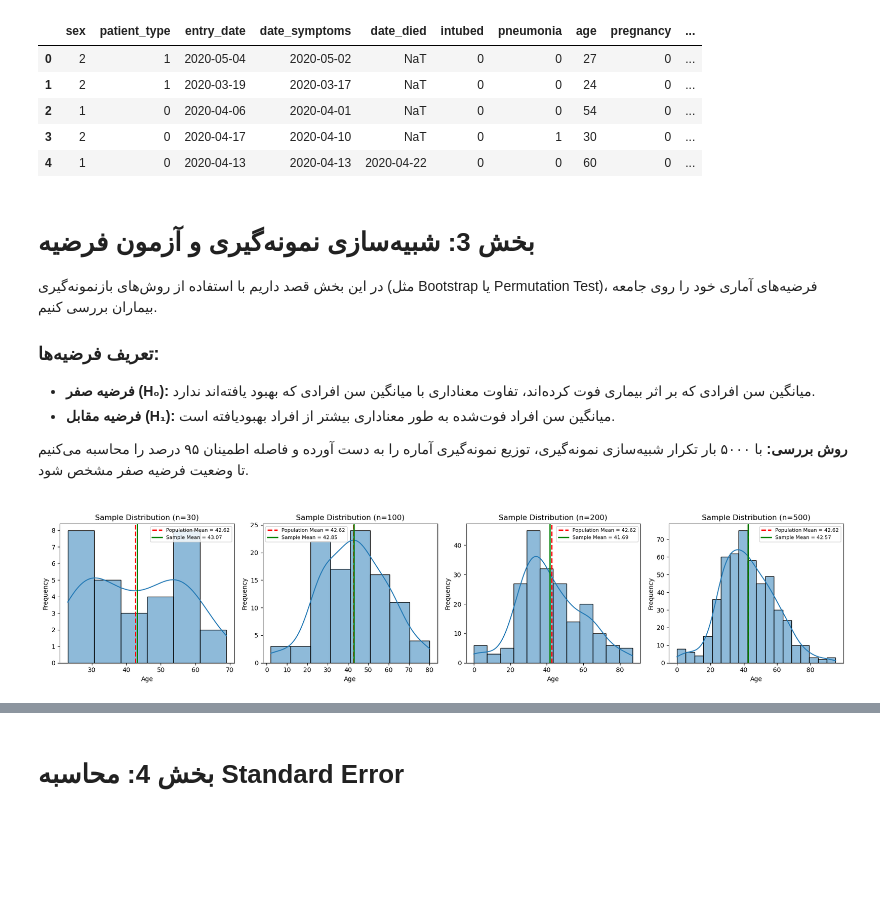
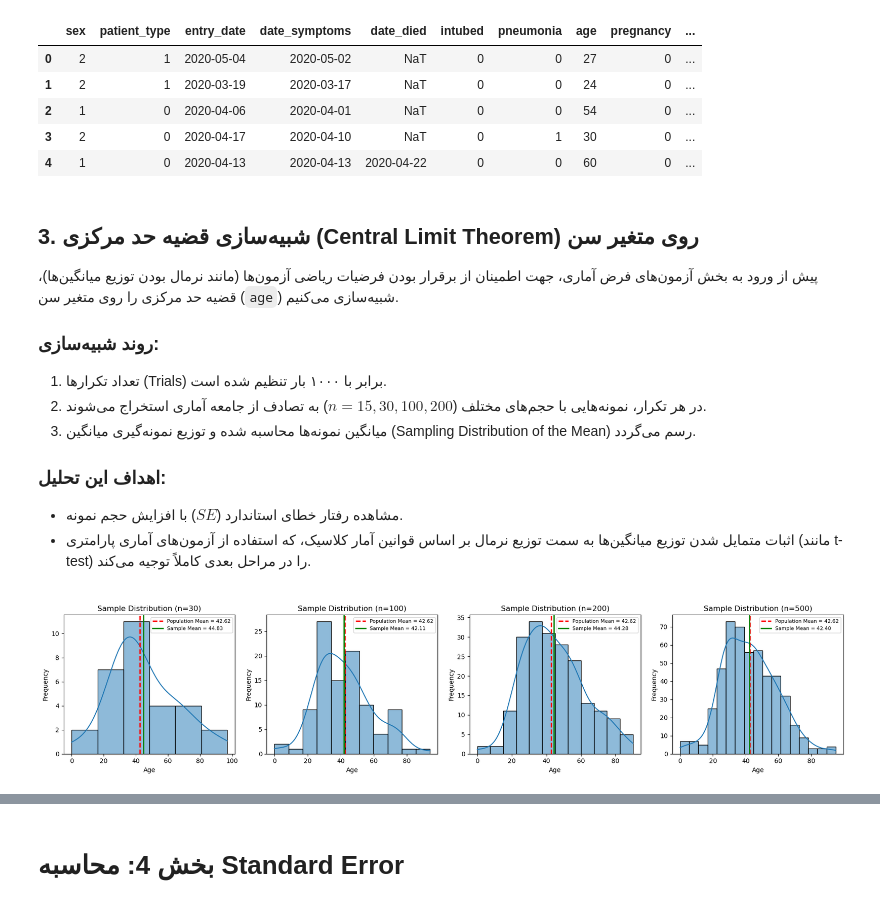
Before and after one commit to Pourya-Ardestani/DataScience, a Jupyter notebook: third.ipynb, the cells around one changed output, grey strips where cells are left out. Drawn from its saved outputs; the diff is of its cells as text; code cells hidden in the pictures; blank space fills up the shorter version.

```diff
--- a/third.ipynb
+++ b/third.ipynb
@@ -296,23 +296,26 @@ df.head()
 
 <div dir="rtl">
 
-# بخش 3: شبیه‌سازی نمونه‌گیری و آزمون فرضیه
+## 3. شبیه‌سازی قضیه حد مرکزی (Central Limit Theorem) روی متغیر سن
 
-در این بخش قصد داریم با استفاده از روش‌های بازنمونه‌گیری (مثل Bootstrap یا Permutation Test)، فرضیه‌های آماری خود را روی جامعه بیماران بررسی کنیم.
+پیش از ورود به بخش آزمون‌های فرض آماری، جهت اطمینان از برقرار بودن فرضیات ریاضی آزمون‌ها (مانند نرمال بودن توزیع میانگین‌ها)، قضیه حد مرکزی را روی متغیر سن (`age`) شبیه‌سازی می‌کنیم.
 
-### تعریف فرضیه‌ها:
-* **فرضیه صفر (H₀):** میانگین سن افرادی که بر اثر بیماری فوت کرده‌اند، تفاوت معناداری با میانگین سن افرادی که بهبود یافته‌اند ندارد.
-* **فرضیه مقابل (H₁):** میانگین سن افراد فوت‌شده به طور معناداری بیشتر از افراد بهبودیافته است.
+### روند شبیه‌سازی:
+1. تعداد تکرارها (Trials) برابر با ۱۰۰۰ بار تنظیم شده است.
+2. در هر تکرار، نمونه‌هایی با حجم‌های مختلف ($n = 15, 30, 100, 200$) به تصادف از جامعه آماری استخراج می‌شوند.
+3. میانگین نمونه‌ها محاسبه شده و توزیع نمونه‌گیری میانگین (Sampling Distribution of the Mean) رسم می‌گردد.
 
-**روش بررسی:** با ۵۰۰۰ بار تکرار شبیه‌سازی نمونه‌گیری، توزیع نمونه‌گیری آماره را به دست آورده و فاصله اطمینان ۹۵ درصد را محاسبه می‌کنیم تا وضعیت فرضیه صفر مشخص شود.
-
-
+### اهداف این تحلیل:
+* مشاهده رفتار خطای استاندارد ($SE$) با افزایش حجم نمونه.
+* اثبات متمایل شدن توزیع میانگین‌ها به سمت توزیع نرمال بر اساس قوانین آمار کلاسیک، که استفاده از آزمون‌های آماری پارامتری (مانند t-test) را در مراحل بعدی کاملاً توجیه می‌کند.
 </div>
 # %%
 population_age = df['age'].values
 population_mean = np.mean(population_age)
+population_std = np.std(population_age)
 
 sample_sizes = [30, 100, 200, 500]
+
 
 plt.figure(figsize=(18, 4))
 
@@ -333,34 +336,34 @@ for i, n in enumerate(sample_sizes):
         kde=True,
         bins='auto'
     )
 
     # میانگین جامعه
     plt.axvline(
         population_mean,
         color='red',
         linestyle='--',
         linewidth=2,
         label=f'Population Mean = {population_mean:.2f}'
     )
 
     # میانگین نمونه
     plt.axvline(
         sample_mean,
         color='green',
         linewidth=2,
         linestyle='-',
         label=f'Sample Mean = {sample_mean:.2f}'
     )
 
     plt.title(f'Sample Distribution (n={n})')
     plt.xlabel('Age')
     plt.ylabel('Frequency')
     plt.legend(fontsize=8)
 
 plt.tight_layout()
 plt.show()
 # %% [output]
-[figure, old version]
+[figure, new version]
 # %%
 population_age = df['age'].values
 population_mean = np.mean(population_age)
```
Also changed, not shown: parts of 3 cells of this notebook.
